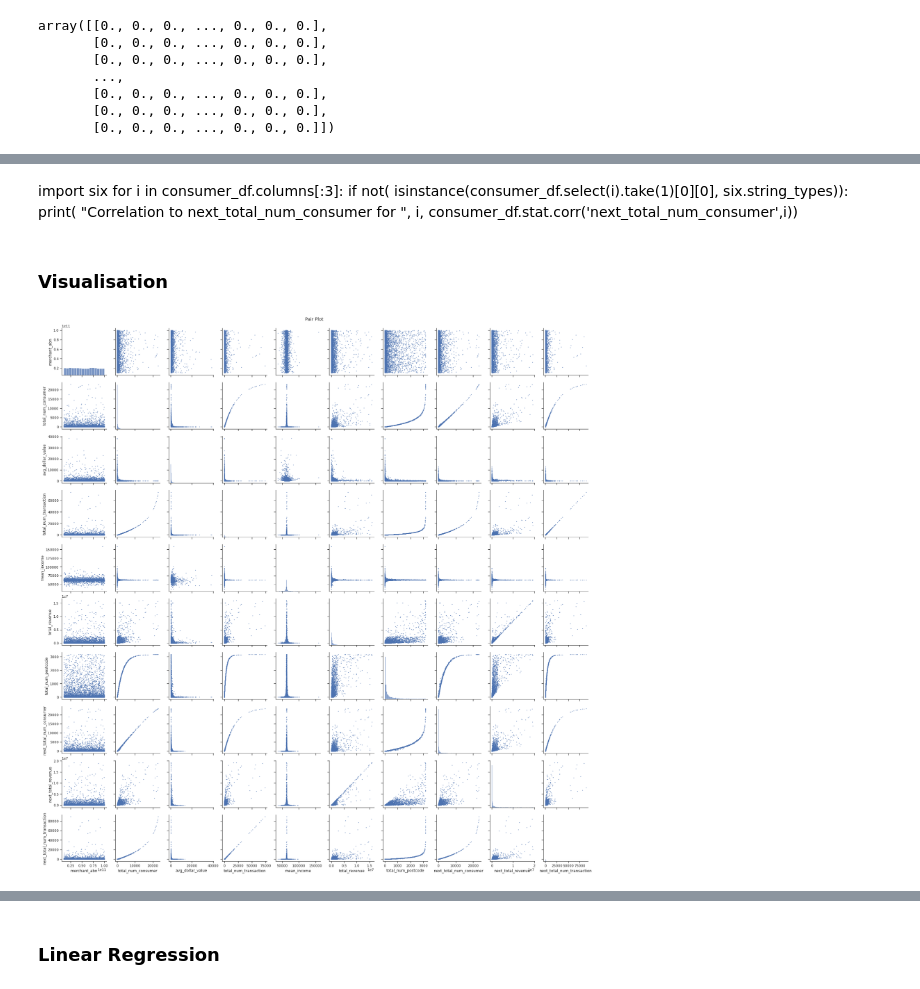
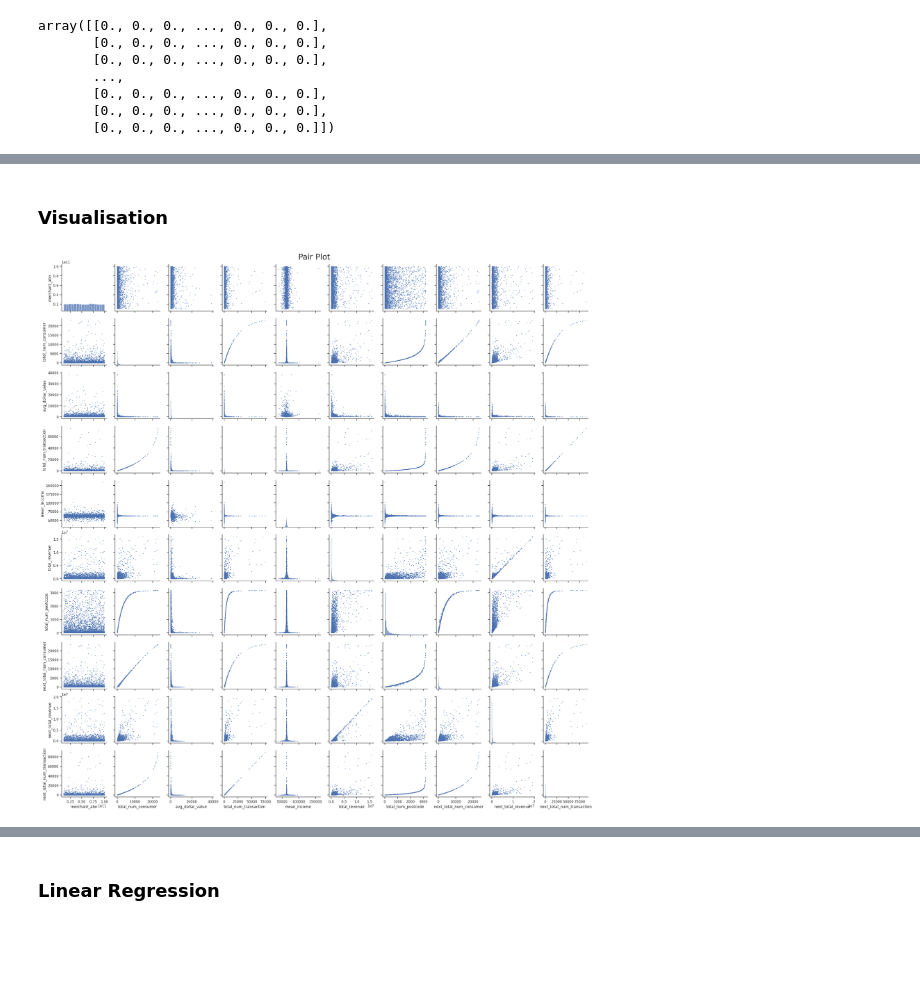
Before and after one commit to MAST30034-Applied-Data-Science/generic-buy-now-pay-later-project-group-14, a Jupyter notebook: models/predict_num_consumer.ipynb, the cells around one changed output, grey strips where cells are left out. Cells and saved outputs as stored; diff of their text form; code cells hidden in the pictures; blank space fills up the shorter version.

Commit message:
improved consumer model

```diff
--- a/models/predict_num_consumer.ipynb
+++ b/models/predict_num_consumer.ipynb
@@ -132,18 +101,13 @@ consumer_df
-# %% [markdown]
-import six
-for i in consumer_df.columns[:3]:
-    if not( isinstance(consumer_df.select(i).take(1)[0][0], six.string_types)):
-        print( "Correlation to next_total_num_consumer for ", i, consumer_df.stat.corr('next_total_num_consumer',i))
 # %% [markdown]
 ### Visualisation
 # %%
 import seaborn as sbs
 import matplotlib.pyplot as plt
-
+x_axis = ['Merchant ABN', "Total num Consumer", "Average Dollar Value", "Total num Transaction", "Mean Income", "Total Revenue", "Total num Postcode", "Next Total num Consumer", "Next Total Revenue", "Next Total num Transaction"]
 sbs.set(style="ticks", color_codes=True)
-g = sbs.pairplot(full, plot_kws=dict(s=1, edgecolor="b", linewidth=1),)
-g.fig.suptitle("Pair Plot", y = 1)
+g = sbs.pairplot(full, plot_kws=dict(s=1, edgecolor="b", linewidth=1))
+g.fig.suptitle("Pair Plot", y = 1, size = 25)
 g.fig.savefig("../plots/Pair Plot for all features.jpg")
 plt.show()
 # %% [output]
-[figure, old version]
+[figure, new version]
```
Also changed, not shown: parts of 19 cells of this notebook.
